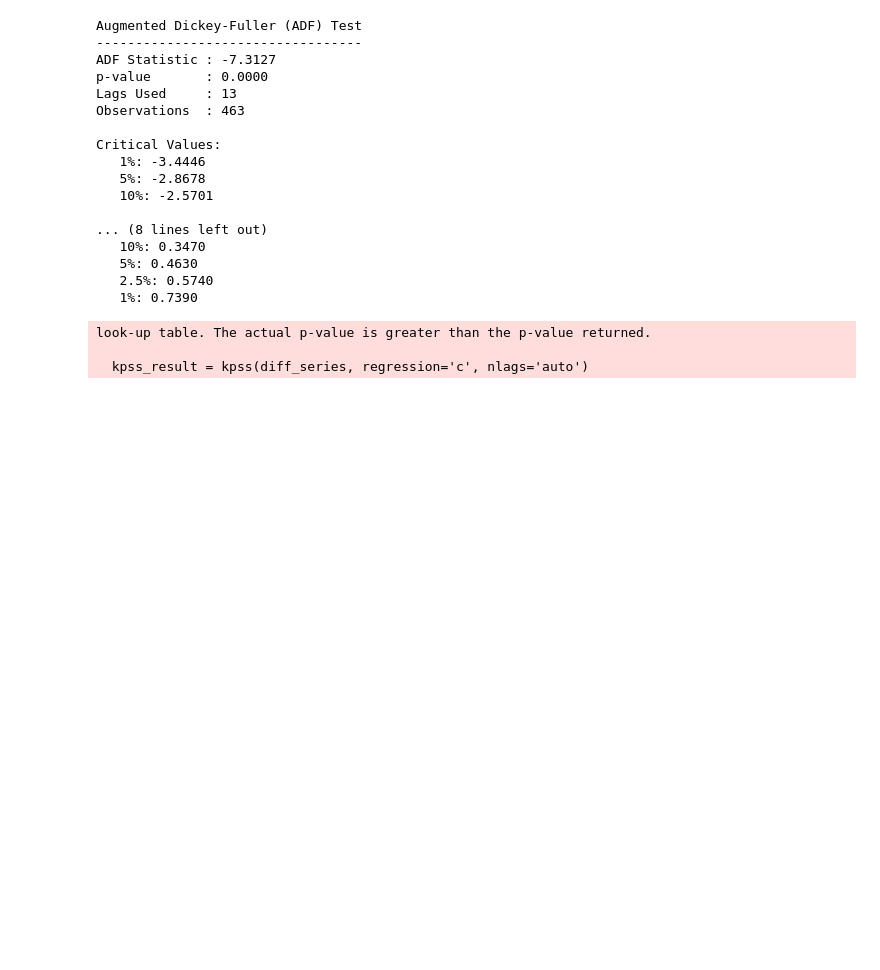
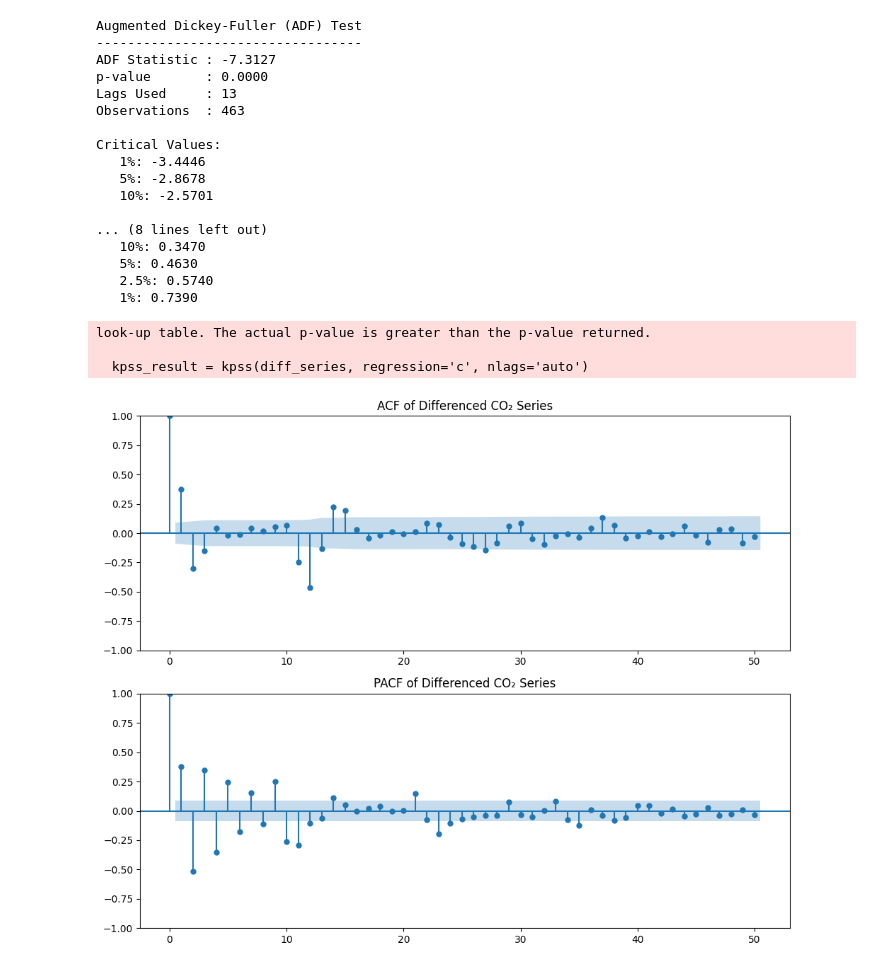
Before and after one commit to the-paulbear/noaa-greenhouse-gas-forecasting, a Jupyter notebook: CH4.ipynb, the cells around one changed output. Cells and saved outputs as stored; diff of their text form; code cells hidden in the pictures; blank space fills up the shorter version.

Commit message:
Plotting ACF and PACF of the differenced series

```diff
--- a/CH4.ipynb
+++ b/CH4.ipynb
@@ -204,3 +204,24 @@ Critical Values:
 look-up table. The actual p-value is greater than the p-value returned.
 
   kpss_result = kpss(diff_series, regression='c', nlags='auto')
+# %%
+import matplotlib.pyplot as plt
+from statsmodels.graphics.tsaplots import plot_acf, plot_pacf
+
+# Use the combined differenced series
+diff_series = train["average"].diff(12).diff(1).dropna()
+
+fig, ax = plt.subplots(2, 1, figsize=(10, 8))
+
+# ACF plot
+plot_acf(diff_series, ax=ax[0], lags=50)
+ax[0].set_title("ACF of Differenced CO₂ Series")
+
+# PACF plot
+plot_pacf(diff_series, ax=ax[1], lags=50, method="ywm")
+ax[1].set_title("PACF of Differenced CO₂ Series")
+
+plt.tight_layout()
+plt.show()
+# %% [output]
+[figure, added]
```
